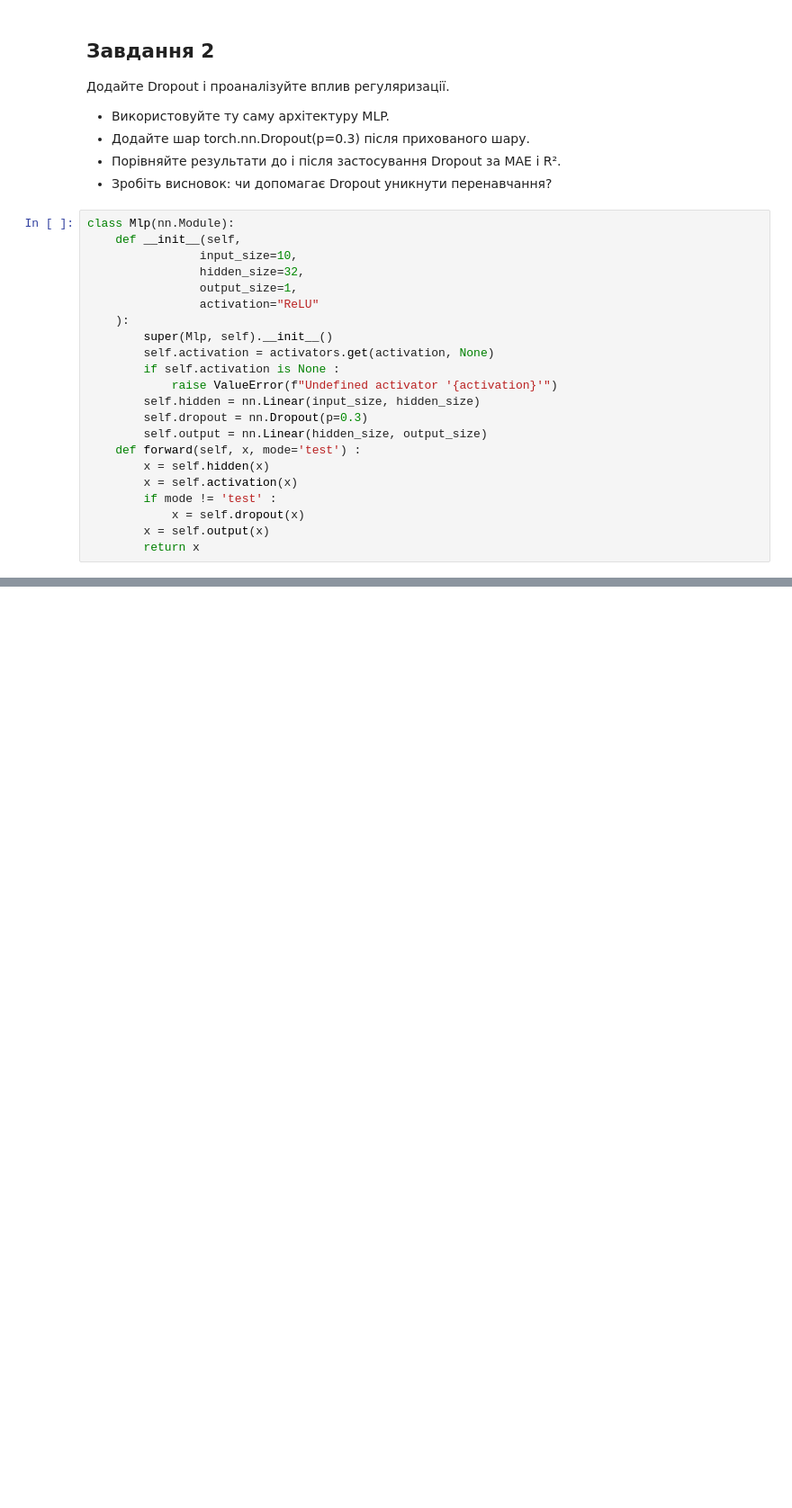
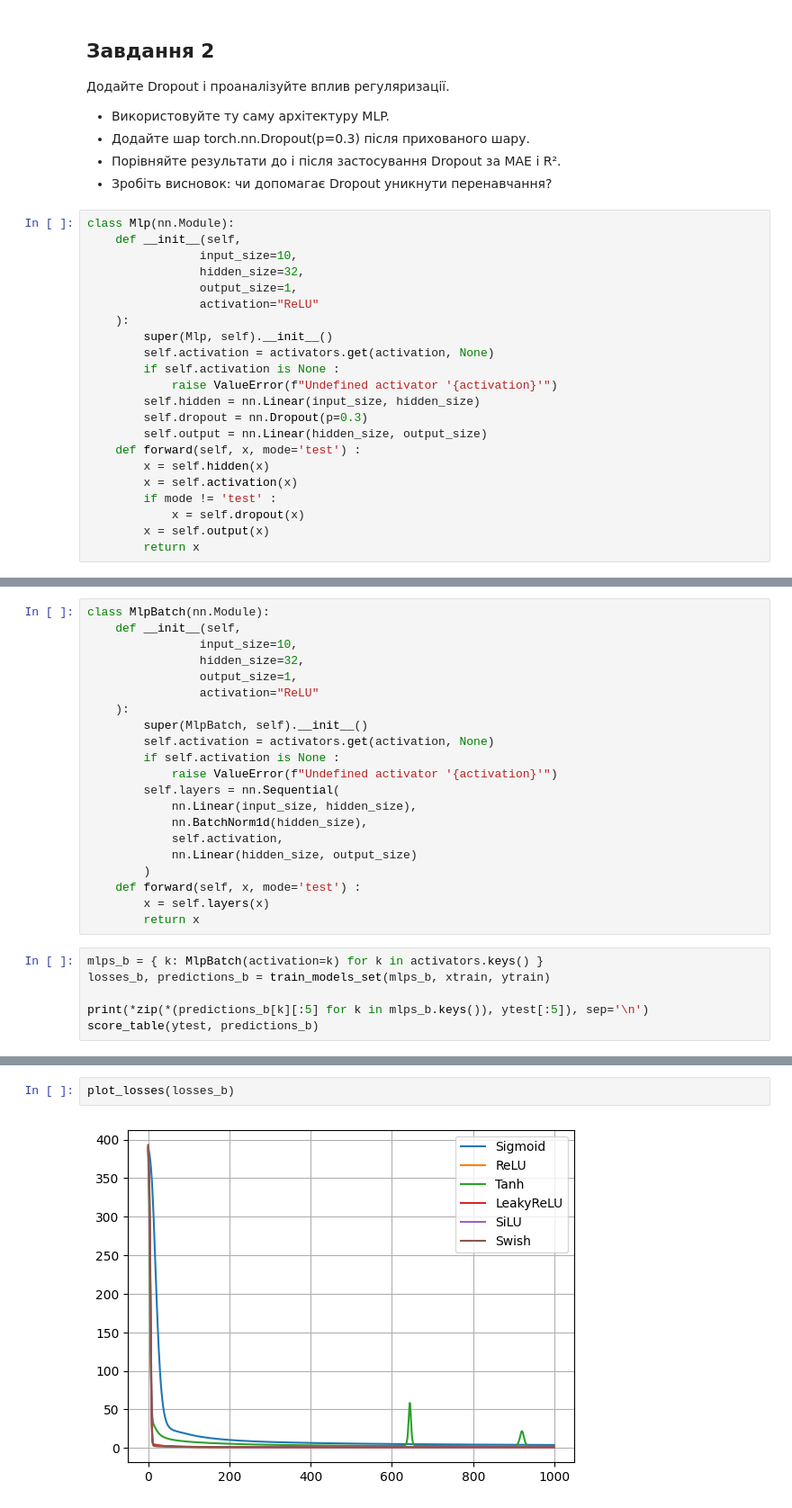
Before and after one commit to RomanBezsh/PythonAi, a Jupyter notebook: works/Work4_2_activation.ipynb, the cells around one changed output, grey strips where cells are left out. Shown at 90% size. Drawn from its saved outputs; the diff is of its cells as text; blank space fills up the shorter version.

```diff
--- a/works/Work4_2_activation.ipynb
+++ b/works/Work4_2_activation.ipynb
@@ -224,0 +232,27 @@ plot_losses(losses_d)
+# %%
+class MlpBatch(nn.Module):
+    def __init__(self,
+                input_size=10,
+                hidden_size=32,
+                output_size=1,
+                activation="ReLU"
+    ):
+        super(MlpBatch, self).__init__()
+        self.activation = activators.get(activation, None)
+        if self.activation is None :
+            raise ValueError(f"Undefined activator '{activation}'")
+        self.layers = nn.Sequential(
+            nn.Linear(input_size, hidden_size),
+            nn.BatchNorm1d(hidden_size),
+            self.activation,
+            nn.Linear(hidden_size, output_size)
+        )
+    def forward(self, x, mode='test') :
+        x = self.layers(x)
+        return x
+# %%
+mlps_b = { k: MlpBatch(activation=k) for k in activators.keys() }
+losses_b, predictions_b = train_models_set(mlps_b, xtrain, ytrain)
+
+print(*zip(*(predictions_b[k][:5] for k in mlps_b.keys()), ytest[:5]), sep='\n')
+score_table(ytest, predictions_b)
@@ -224,0 +273,4 @@ plot_losses(losses_d)
+# %%
+plot_losses(losses_b)
+# %% [output]
+[figure, added]
```
Also changed, not shown: parts of 17 cells of this notebook.
